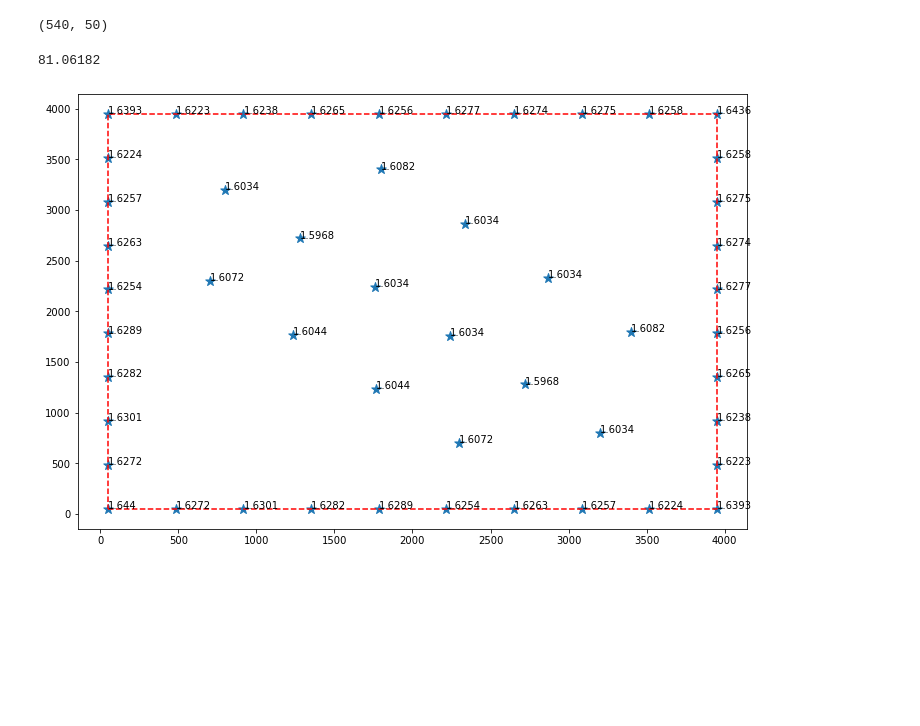
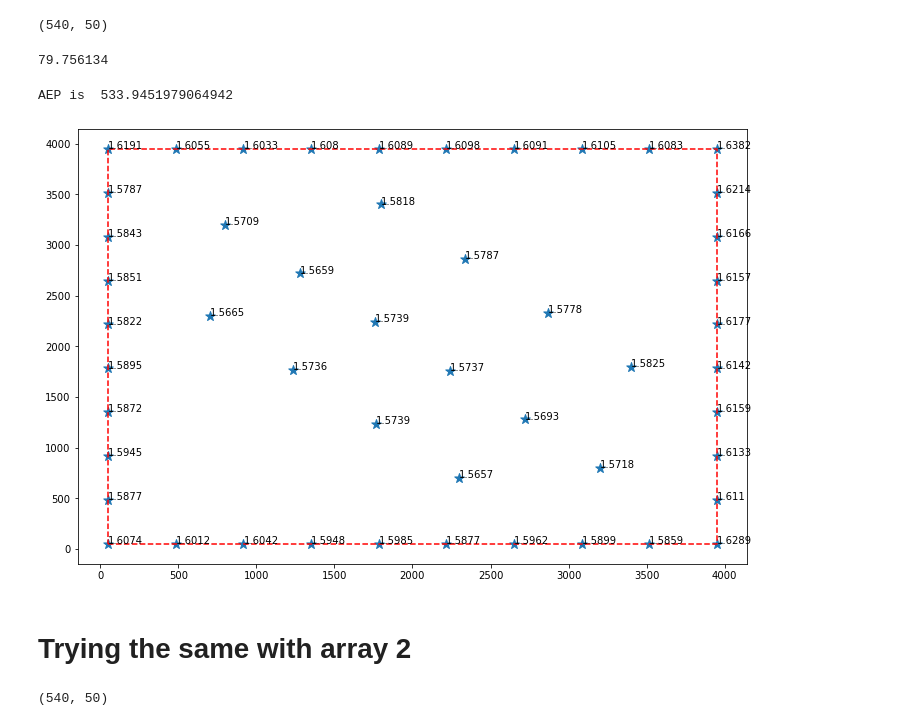
Before and after one commit to hardikkamboj/Shell_ai_hackathon, a Jupyter notebook: playing_around/Debugging_code.ipynb, the cells around one changed output. Saved outputs shown, nothing was run; the diff lists cells and outputs as text; code cells hidden in the pictures; blank space fills up the shorter version.

```diff
--- a/playing_around/Debugging_code.ipynb
+++ b/playing_around/Debugging_code.ipynb
@@ -225,6 +230,6 @@ array([3., 3., 3., 3., 3., 3., 3., 3., 3., 3., 3., 3., 3., 3., 3., 3., 3.,
 # %% [markdown]
 # Getting AEP with speed dif
 # %%
-aep,farm_arr,total_pwr = totalAEP(100,array1,power,prob_array,debug=True)
-aep_2007,farm_arr_2007,total_pwr_2007 = totalAEP(100,array1,power,prob_array_2007,debug=True)
+aep,farm_arr,total_eff_speed = totalAEP(100,array1,power,prob_array,debug=True)
+aep_2007,farm_arr_2007,total_eff_speed_2007 = totalAEP(100,array1,power,prob_array_2007,debug=True)
 # %%
@@ -255,20 +262,24 @@ plot_turbines3(array1,n = mean_total_pwr)
 # %% [markdown]
 # 2007 data
 # %%
-total_pwr_2007 = np.array(total_pwr_2007)
-print(total_pwr_2007.shape)
+total_eff_speed_2007 = np.array(total_eff_speed_2007)
+print(total_eff_speed_2007.shape)
 # %% [output]
 (540, 50)
 # %%
-mean_total_pwr_2007 = total_pwr_2007.mean(axis=0)
-print(np.sum(mean_total_pwr_2007))
+mean_total_eff_2007 = total_eff_speed_2007.mean(axis=0)
+print(np.sum(mean_total_eff_2007))
 
 # mean_total_pwr /= np.sum(mean_total_pwr)
 # mean_total_pwr *= 100
-mean_total_pwr_2007 = np.round(mean_total_pwr_2007,4)
+mean_total_eff_2007 = np.round(mean_total_eff_2007,4)
 # %% [output]
-81.06182
+79.756134
 # %%
-plot_turbines3(array1,n = mean_total_pwr_2007)
+plot_turbines3(array1,n = mean_total_eff_2007)
+print('AEP is ',aep_2007)
 # %% [output]
+AEP is  533.9451979064942
-[figure, old version]
+[figure, new version]
+# %% [markdown]
+# Trying the same with array 2
@@ -274,0 +289,5 @@ plot_turbines3(array1,n = mean_total_pwr_2007)
+# %%
+total_eff_speed = np.array(total_eff_speed)
+print(total_eff_speed.shape)
+# %% [output]
+(540, 50)
```
Also changed, not shown: parts of 15 cells of this notebook, 33 other files.
